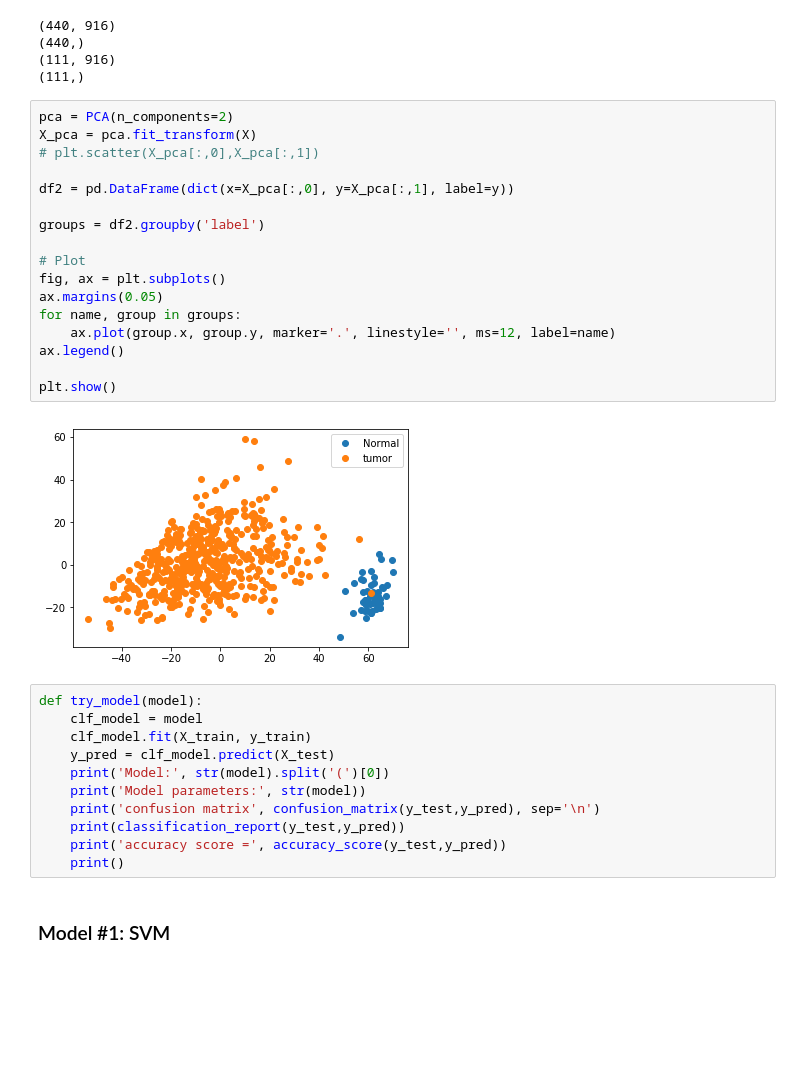
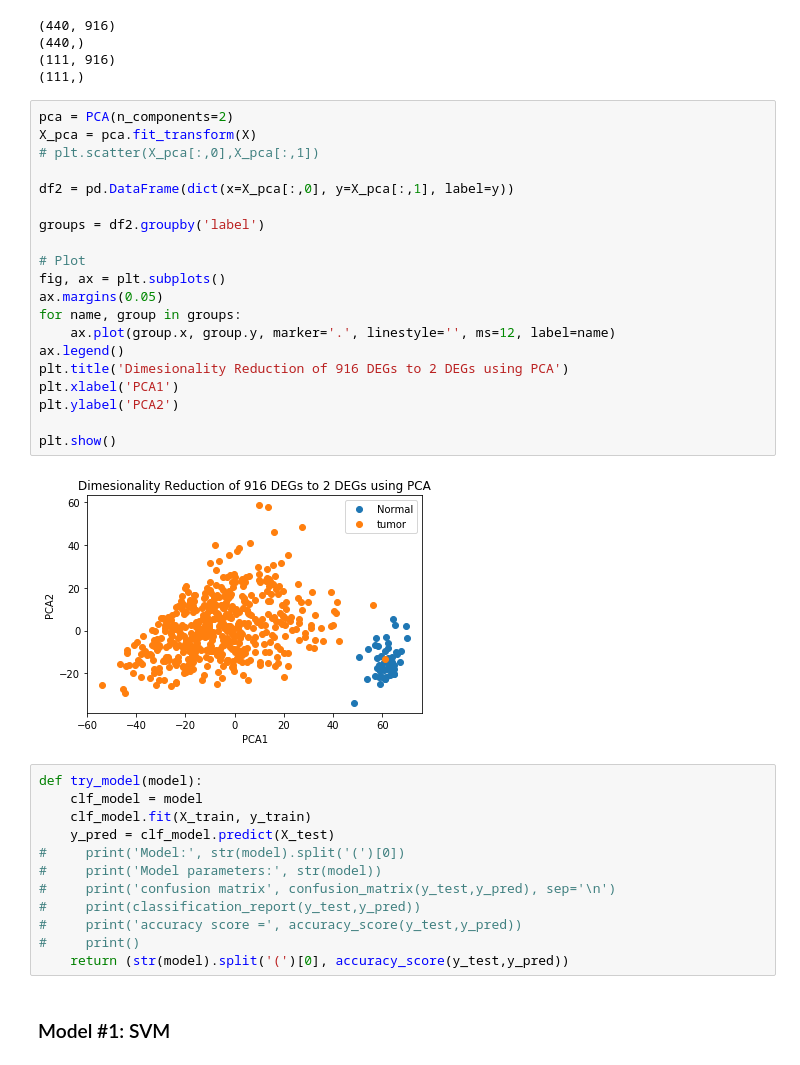
Before and after one commit to ruwaa-mohamed/TCGA-LUAD, a Jupyter notebook: TCGA-LUAD.ipynb, the cells around one changed output. Cells and saved outputs as stored; diff of their text form; blank space fills up the shorter version.

```diff
--- a/TCGA-LUAD.ipynb
+++ b/TCGA-LUAD.ipynb
@@ -55,33 +55,37 @@ print(y_test.shape)
 # %%
 pca = PCA(n_components=2)
 X_pca = pca.fit_transform(X)
 # plt.scatter(X_pca[:,0],X_pca[:,1])
 
 df2 = pd.DataFrame(dict(x=X_pca[:,0], y=X_pca[:,1], label=y))
 
 groups = df2.groupby('label')
 
 # Plot
 fig, ax = plt.subplots()
 ax.margins(0.05)
 for name, group in groups:
     ax.plot(group.x, group.y, marker='.', linestyle='', ms=12, label=name)
 ax.legend()
+plt.title('Dimesionality Reduction of 916 DEGs to 2 DEGs using PCA')
+plt.xlabel('PCA1')
+plt.ylabel('PCA2')
 
 plt.show()
 # %% [output]
-[figure, old version]
+[figure, new version]
 # %%
 def try_model(model):
     clf_model = model
     clf_model.fit(X_train, y_train)
     y_pred = clf_model.predict(X_test)
-    print('Model:', str(model).split('(')[0])
-    print('Model parameters:', str(model))
-    print('confusion matrix', confusion_matrix(y_test,y_pred), sep='\n')
-    print(classification_report(y_test,y_pred))
-    print('accuracy score =', accuracy_score(y_test,y_pred))
-    print()
+#     print('Model:', str(model).split('(')[0])
+#     print('Model parameters:', str(model))
+#     print('confusion matrix', confusion_matrix(y_test,y_pred), sep='\n')
+#     print(classification_report(y_test,y_pred))
+#     print('accuracy score =', accuracy_score(y_test,y_pred))
+#     print()
+    return (str(model).split('(')[0], accuracy_score(y_test,y_pred))
 # %% [markdown]
 ### Model #1: SVM
 # %%
```
Also changed, not shown: parts of 10 cells of this notebook.
